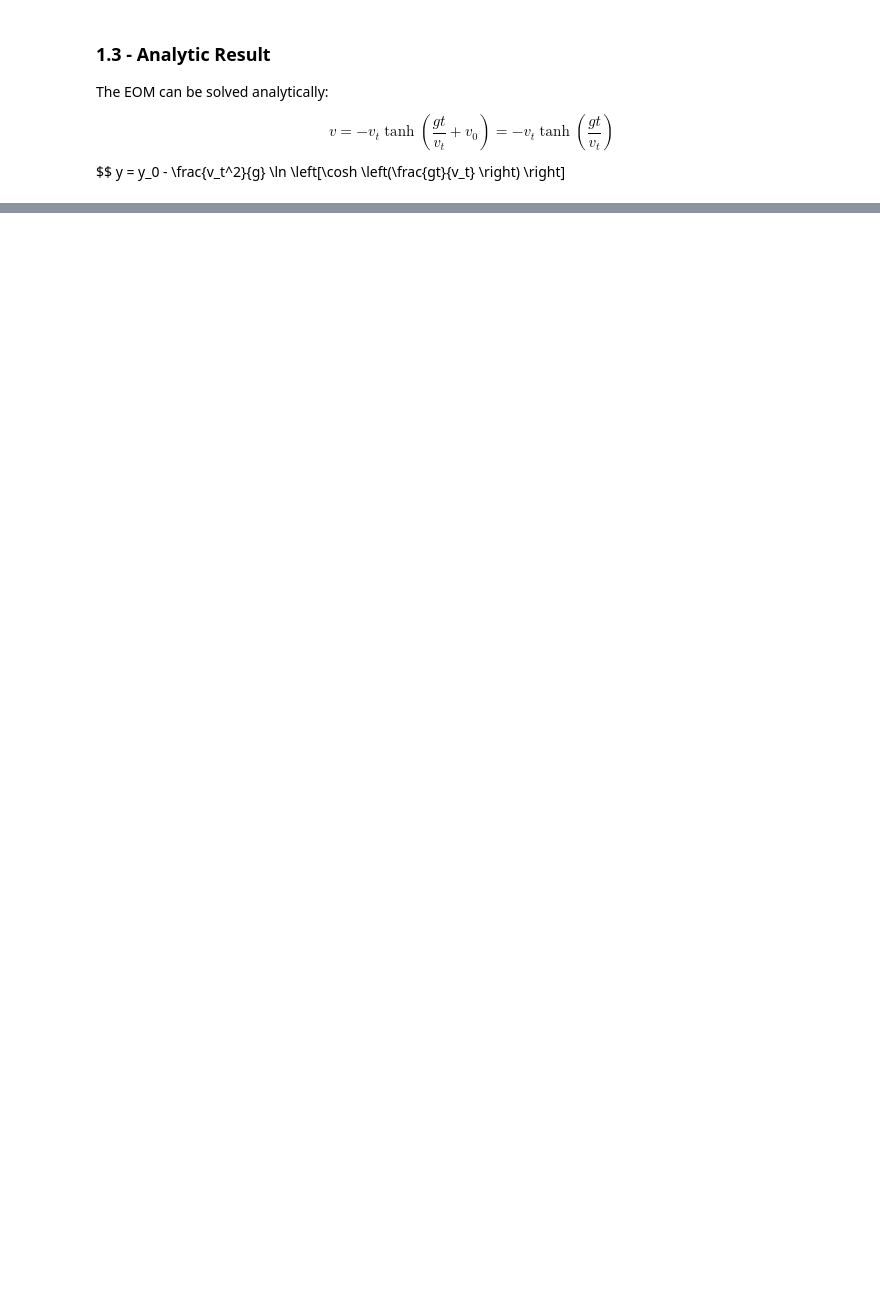
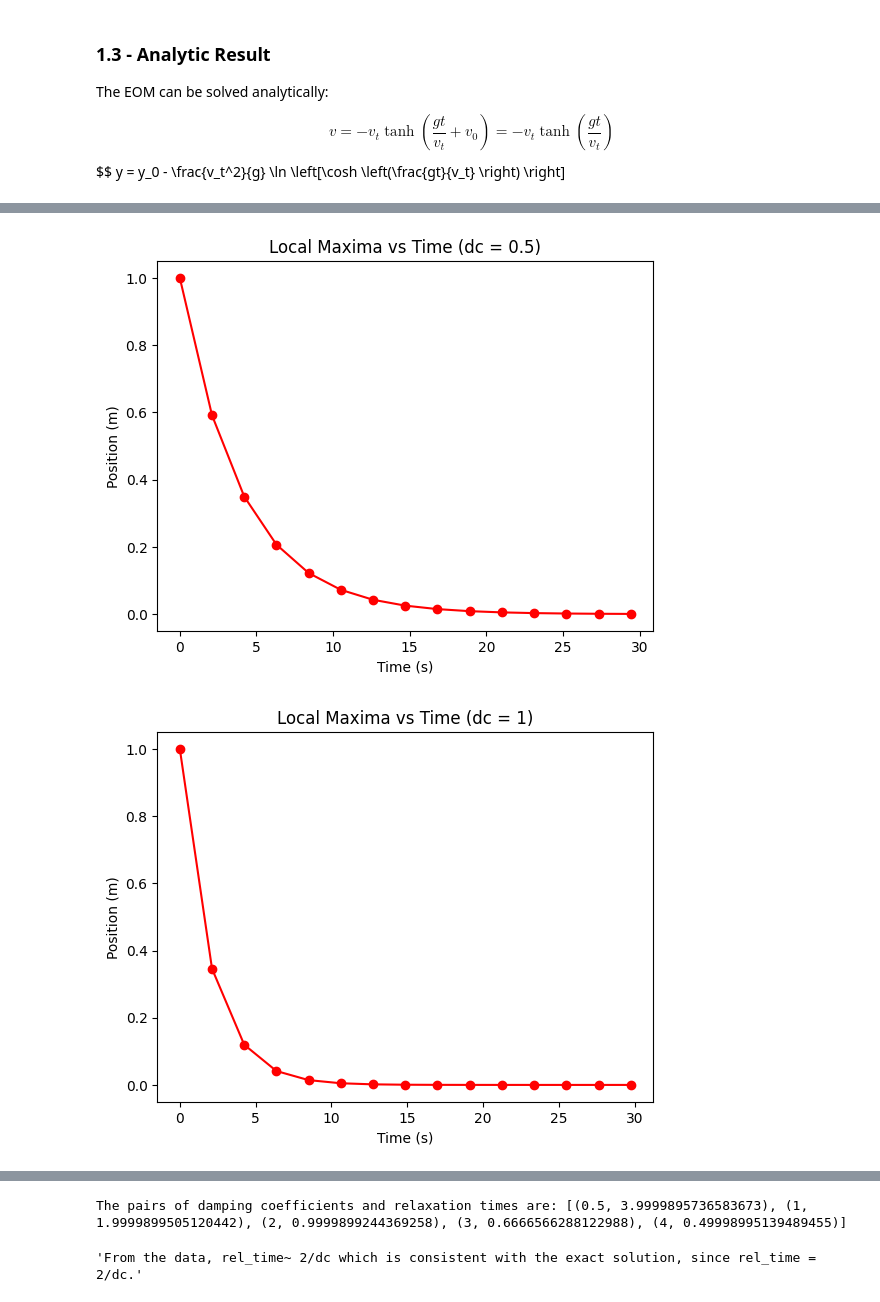
Before and after one commit to JacobGraham6489/physics-7321, a Jupyter notebook: Homeworks/HW2 Jacob Graham.ipynb, the cells around one changed output, grey strips where cells are left out. Drawn from its saved outputs; the diff is of its cells as text; code cells hidden in the pictures; blank space fills up the shorter version.

```diff
--- a/Homeworks/HW2 Jacob Graham.ipynb
+++ b/Homeworks/HW2 Jacob Graham.ipynb
@@ -158,2 +237,48 @@ def euler_solver(dt): # function to solve EOM using Euler method given force fun
 # %%
-#4.3
+#4.3 (compute relaxtion time)
+
+def find_maxima(nf, dc, t_0, x_0, v_0, dt, T):
+    ts, xs = symplectic_euler_solver(nf, dc, t_0, x_0, v_0, dt, T)
+    xs_diff = np.diff(xs) # xs_diff[i] = xs[i+1] - xs[i] (length len(xs)-1)
+
+    # check for sign changes in the difference of adjacent x values, append i+1 (index of approx. local maxima)
+    i_max = [i+1 for i in range(len(xs_diff)-1) if xs_diff[i] > 0 and xs_diff[i+1] < 0]
+    # assume (t_0, x_0) is the first local maximum
+    t_list = [t_0]+ [float(ts[i]) for i in i_max]
+    x_max = [x_0] + [float(xs[i]) for i in i_max]
+    return np.array(t_list), np.array(x_max)
+
+def find_relaxation_times(tms,xms):
+    xms = np.abs(xms) # take absolute value of maxima to avoid issues with log of negative numbers
+    if len(tms) < 2: # need at least 2 maxima to fit line
+        print('Not enough maxima found. Increase T or decrease dt.')
+        return None
+    log_xms = np.log(xms)
+    c_1 = np.polyfit(tms, log_xms, 1) # fit polynomial of degree 1 (line) to ln(xms) = c_1[0]*tms + x_0
+    return float(-1/c_1[0]) # relaxation time is -1/slope of line fit to ln(xms) vs tms
+
+# constants, initial conditions, timestep, and run time
+nf = 3
+t_0 = 0
+x_0 = 1
+v_0 = 0
+dt = 0.00001
+T = 30
+
+dcs_rel_times = [] # list to store (damping coefficient, relaxation time) tuples
+for dc in [0.5, 1, 2, 3, 4]: # underdamped cases (dc < 2*nf = 6)
+    tms, xms = find_maxima(nf, dc, t_0, x_0, v_0, dt, T)
+    plt.plot(tms,xms, '-o', color="#FF0000")
+    plt.xlabel('Time (s)')
+    plt.ylabel('Position (m)')
+    plt.title(f'Local Maxima vs Time (dc = {dc})')
+    plt.show()
+    rel_time = find_relaxation_times(tms,xms)
+    dcs_rel_times.append((dc, rel_time))
+
+print(f'The pairs of damping coefficients and relaxation times are: {dcs_rel_times}')
+
+'''From the data, rel_time~ 2/dc which is consistent with the exact solution, since rel_time = 2/dc.'''
+# %% [output]
+[figure, added]
+[figure, added]
@@ -159,0 +288,2 @@ def euler_solver(dt): # function to solve EOM using Euler method given force fun
+The pairs of damping coefficients and relaxation times are: [(0.5, 3.9999895736583673), (1, 1.9999899505120442), (2, 0.9999899244369258), (3, 0.6666566288122988), (4, 0.49998995139489455)]
+'From the data, rel_time~ 2/dc which is consistent with the exact solution, since rel_time = 2/dc.'
```
Also changed, not shown: parts of 9 cells of this notebook.
